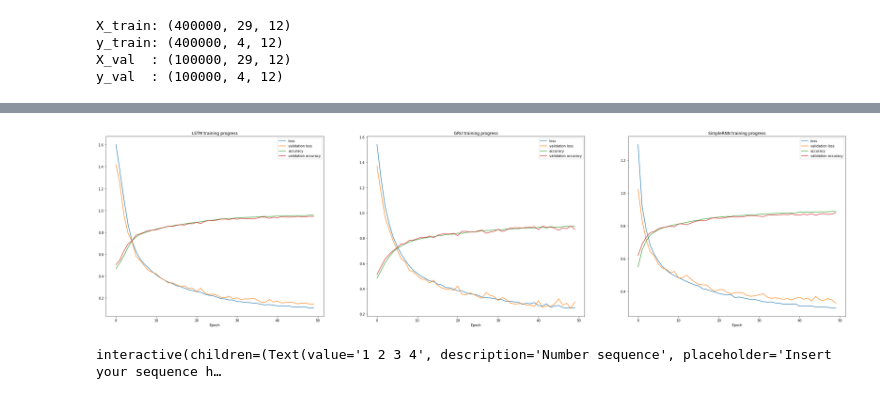
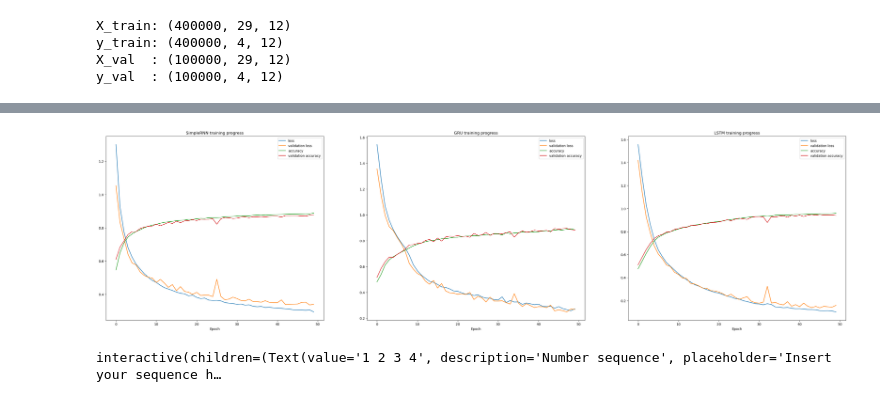
Before and after one commit to fhac-ewi/recurrent-neural-network, a Jupyter notebook: NumberSeriesTest.ipynb, the cells around one changed output, grey strips where cells are left out. Drawn from its saved outputs; the diff is of its cells as text; code cells hidden in the pictures.

Commit message:
Added training for GRU and SimpleRNN

```diff
--- a/NumberSeriesTest.ipynb
+++ b/NumberSeriesTest.ipynb
@@ -283,7 +283,7 @@ plt.show()
 # %%
 fig, ax = plt.subplots(1, 3)
 
-for i, (n, l, vl, a, va) in enumerate([("LSTM", loss, val_loss, acc, val_acc), ("GRU", loss_gru, val_loss_gru, acc_gru, val_acc_gru), ("SimpleRNN", loss_simple, val_loss_simple, acc_simple, val_acc_simple)]):
+for i, (n, l, vl, a, va) in enumerate([("SimpleRNN", loss_simple, val_loss_simple, acc_simple, val_acc_simple), ("GRU", loss_gru, val_loss_gru, acc_gru, val_acc_gru), ("LSTM", loss, val_loss, acc, val_acc)]):
     ax[i].plot(l, label='loss')
     ax[i].plot(vl, label='validation loss')
     ax[i].plot(a, label='accuracy')
@@ -305,4 +305,4 @@ SimpleRNN ended on: loss: [0.2966570545732975] ; validation loss: [0.32646065473
-[figure, old version]
+[figure, new version]
 # %%
 from IPython.display import display
 from ipywidgets import interactive, fixed
```
Also changed, not shown: parts of 8 cells of this notebook.
